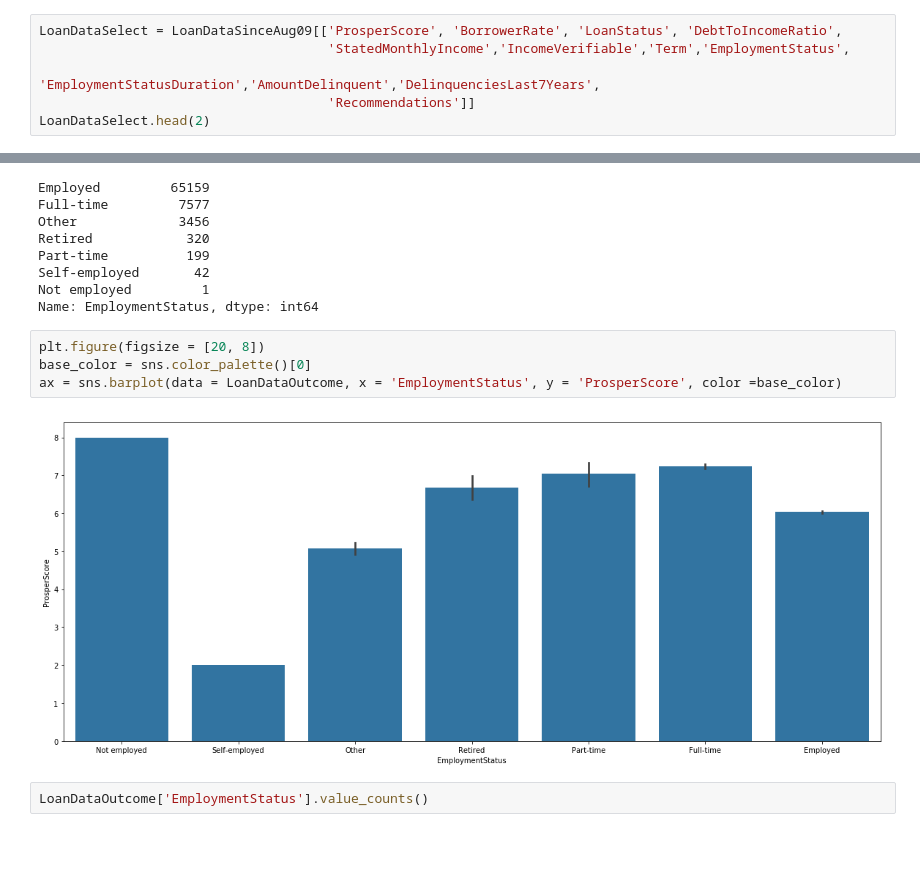
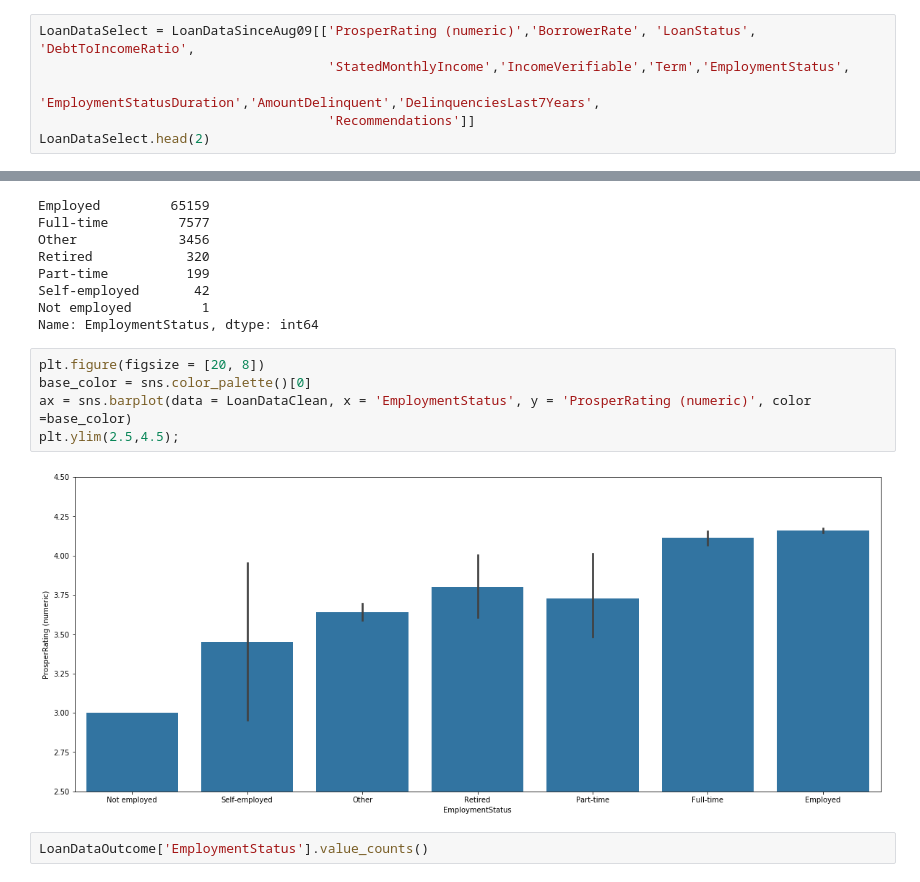
Before and after one commit to FedericoFin/ProsperLoan-Data-Visualization, a Jupyter notebook: Prosper Loan - Data Visualization.ipynb, the cells around one changed output, grey strips where cells are left out. Drawn from its saved outputs; the diff is of its cells as text; blank space fills up the shorter version.

```diff
--- a/Prosper Loan - Data Visualization.ipynb
+++ b/Prosper Loan - Data Visualization.ipynb
@@ -180,7 +180,7 @@ LoanDataSinceAug09.head()
 # %% [markdown]
 ### Create a new dataset with only the variables of interest for this analysis
 # %%
-LoanDataSelect = LoanDataSinceAug09[['ProsperScore', 'BorrowerRate', 'LoanStatus', 'DebtToIncomeRatio',
+LoanDataSelect = LoanDataSinceAug09[['ProsperRating (numeric)','BorrowerRate', 'LoanStatus', 'DebtToIncomeRatio',
                                      'StatedMonthlyIncome','IncomeVerifiable','Term','EmploymentStatus',
                                      'EmploymentStatusDuration','AmountDelinquent','DelinquenciesLast7Years',
                                      'Recommendations']]
@@ -765,9 +804,10 @@ Name: EmploymentStatus, dtype: int64
 # %%
 plt.figure(figsize = [20, 8])
 base_color = sns.color_palette()[0]
-ax = sns.barplot(data = LoanDataOutcome, x = 'EmploymentStatus', y = 'ProsperScore', color =base_color)
+ax = sns.barplot(data = LoanDataClean, x = 'EmploymentStatus', y = 'ProsperRating (numeric)', color =base_color)
+plt.ylim(2.5,4.5);
 # %% [output]
-[figure, old version]
+[figure, new version]
 # %%
 LoanDataOutcome['EmploymentStatus'].value_counts()
 # %% [output]
```
Also changed, not shown: parts of 117 cells of this notebook.
